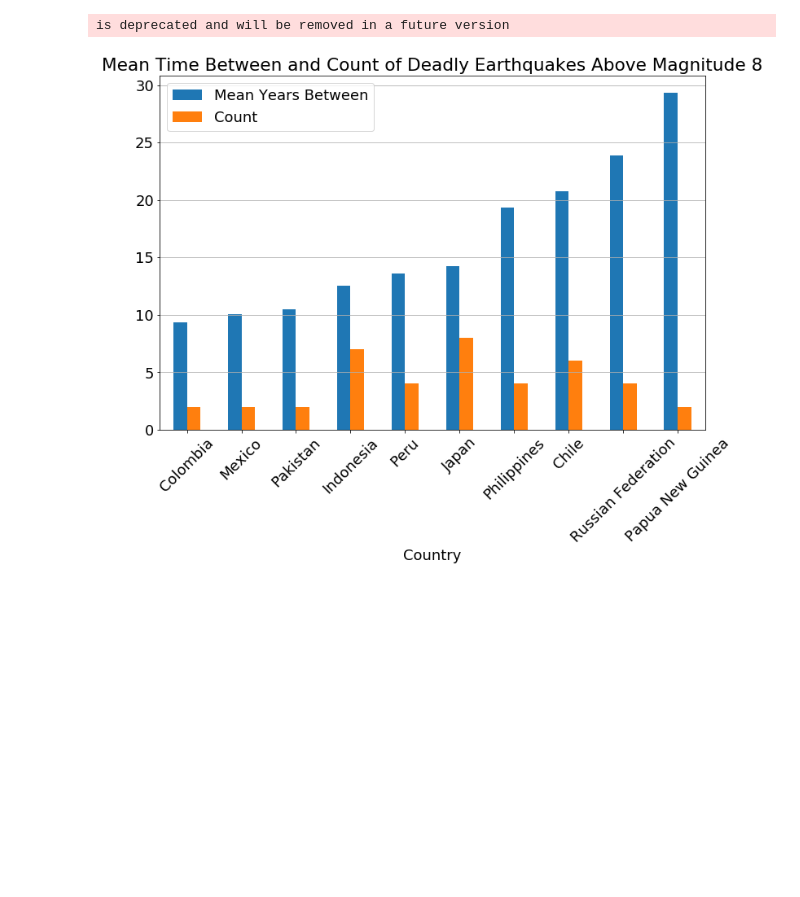
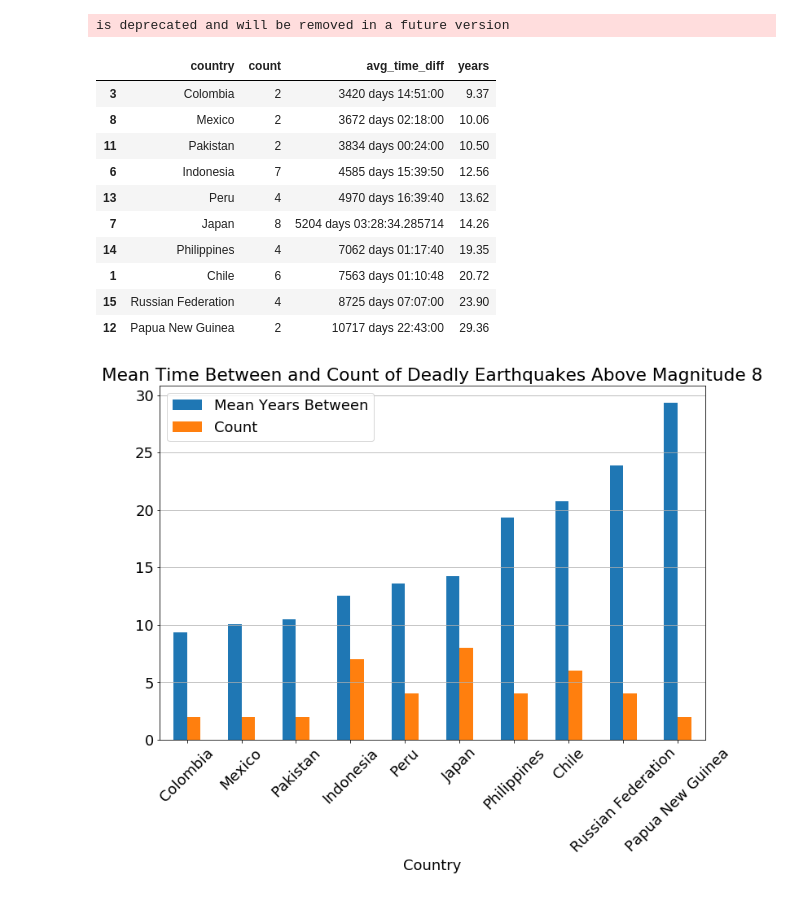
Before and after one commit to asidamo/Earthquakes-Analysis, a Jupyter notebook: DQ3_Andrew.ipynb, the cells around one changed output. Cells and saved outputs as stored; diff of their text form; code cells hidden in the pictures; blank space fills up the shorter version.

```diff
--- a/DQ3_Andrew.ipynb
+++ b/DQ3_Andrew.ipynb
@@ -467,7 +448,19 @@ is deprecated and will be removed in a future version
 # %%
 time_diff_8_9['years'] = (time_diff_8_9.avg_time_diff.dt.days / 365).round(2)
 
-#time_diff_8_9.sort_values(by='years').head(15)
+time_diff_8_9.sort_values(by='years').head(10)
+# %% [output]
+|  | country | count | avg_time_diff | years |
+| 3 | Colombia | 2 | 3420 days 14:51:00 | 9.37 |
+| 8 | Mexico | 2 | 3672 days 02:18:00 | 10.06 |
+| 11 | Pakistan | 2 | 3834 days 00:24:00 | 10.50 |
+| 6 | Indonesia | 7 | 4585 days 15:39:50 | 12.56 |
+| 13 | Peru | 4 | 4970 days 16:39:40 | 13.62 |
+| 7 | Japan | 8 | 5204 days 03:28:34.285714 | 14.26 |
+| 14 | Philippines | 4 | 7062 days 01:17:40 | 19.35 |
+| 1 | Chile | 6 | 7563 days 01:10:48 | 20.72 |
+| 15 | Russian Federation | 4 | 8725 days 07:07:00 | 23.90 |
+| 12 | Papua New Guinea | 2 | 10717 days 22:43:00 | 29.36 |
 # %%
 time_diff_8_9.sort_values(by='years', ascending=True).head(10).plot(kind='bar', y=['years','count'], x='country', legend=True)
 plt.grid(axis='y')
```
Also changed, not shown: parts of 5 cells of this notebook.
